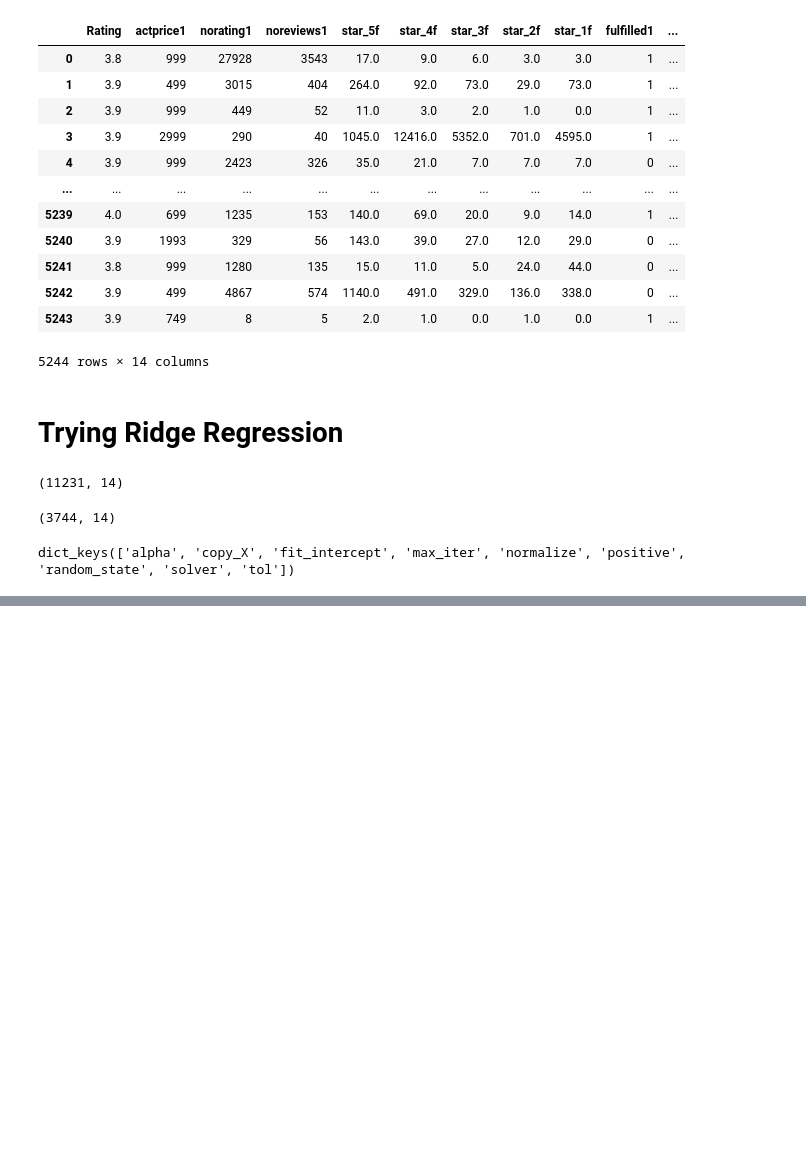
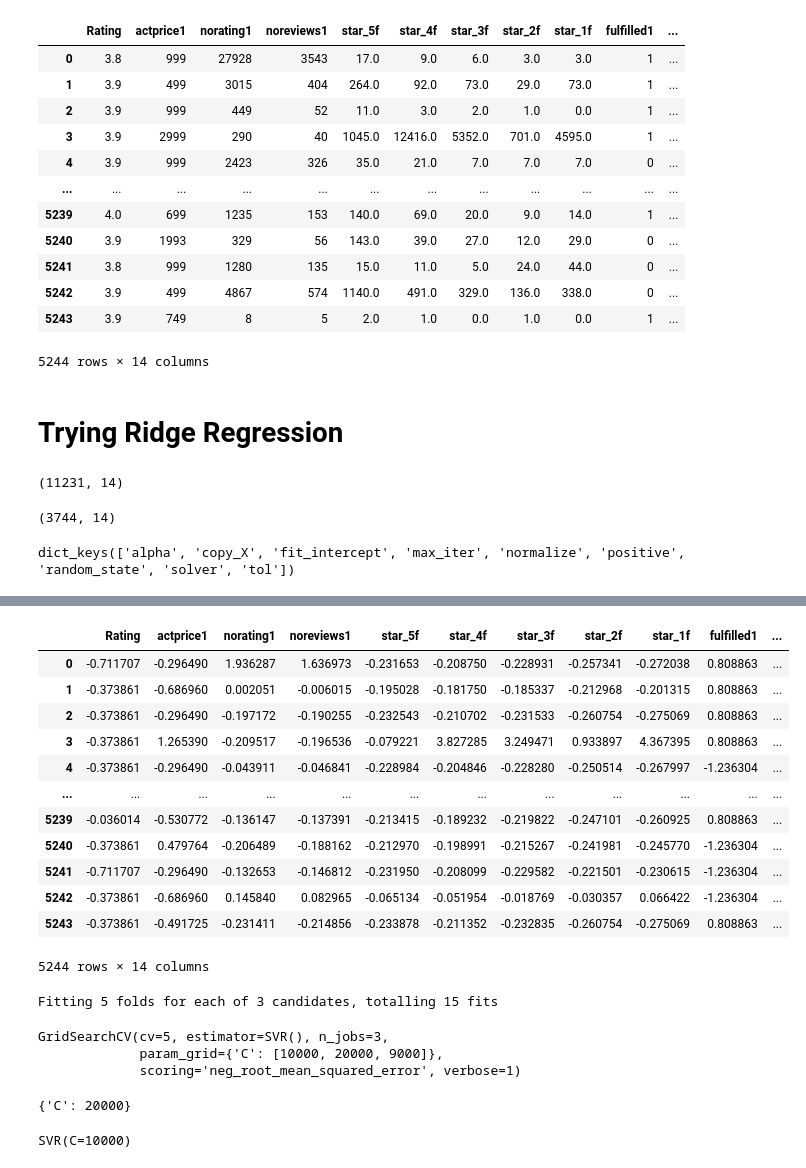
Before and after one commit to HridayAg0102/Summer-Analytics-2022, a Jupyter notebook: Final Hackathon/Final_Hackathon_notebook.ipynb, the cells around one changed output, grey strips where cells are left out. Saved outputs shown, nothing was run; the diff lists cells and outputs as text; code cells hidden in the pictures; blank space fills up the shorter version.

```diff
--- a/Final Hackathon/Final_Hackathon_notebook.ipynb
+++ b/Final Hackathon/Final_Hackathon_notebook.ipynb
@@ -649,0 +656,17 @@ submission.to_csv('submission.csv', index = False)
+# %%
+df_test = pd.DataFrame(scale.fit_transform(df_test), columns = df_test.columns.to_list())
+df_test
+# %% [output]
+|  | Rating | actprice1 | norating1 | noreviews1 | star_5f | star_4f | star_3f | star_2f | star_1f | fulfilled1 | ... |
+| 0 | -0.711707 | -0.296490 | 1.936287 | 1.636973 | -0.231653 | -0.208750 | -0.228931 | -0.257341 | -0.272038 | 0.808863 | ... |
+| 1 | -0.373861 | -0.686960 | 0.002051 | -0.006015 | -0.195028 | -0.181750 | -0.185337 | -0.212968 | -0.201315 | 0.808863 | ... |
+| 2 | -0.373861 | -0.296490 | -0.197172 | -0.190255 | -0.232543 | -0.210702 | -0.231533 | -0.260754 | -0.275069 | 0.808863 | ... |
+| 3 | -0.373861 | 1.265390 | -0.209517 | -0.196536 | -0.079221 | 3.827285 | 3.249471 | 0.933897 | 4.367395 | 0.808863 | ... |
+| 4 | -0.373861 | -0.296490 | -0.043911 | -0.046841 | -0.228984 | -0.204846 | -0.228280 | -0.250514 | -0.267997 | -1.236304 | ... |
+| ... | ... | ... | ... | ... | ... | ... | ... | ... | ... | ... | ... |
+| 5239 | -0.036014 | -0.530772 | -0.136147 | -0.137391 | -0.213415 | -0.189232 | -0.219822 | -0.247101 | -0.260925 | 0.808863 | ... |
+| 5240 | -0.373861 | 0.479764 | -0.206489 | -0.188162 | -0.212970 | -0.198991 | -0.215267 | -0.241981 | -0.245770 | -1.236304 | ... |
+| 5241 | -0.711707 | -0.296490 | -0.132653 | -0.146812 | -0.231950 | -0.208099 | -0.229582 | -0.221501 | -0.230615 | -1.236304 | ... |
+| 5242 | -0.373861 | -0.686960 | 0.145840 | 0.082965 | -0.065134 | -0.051954 | -0.018769 | -0.030357 | 0.066422 | -1.236304 | ... |
+| 5243 | -0.373861 | -0.491725 | -0.231411 | -0.214856 | -0.233878 | -0.211352 | -0.232835 | -0.260754 | -0.275069 | 0.808863 | ... |
+5244 rows × 14 columns
@@ -649,0 +680,24 @@ submission.to_csv('submission.csv', index = False)
+# %%
+gs_svm = GridSearchCV(estimator = svm,
+                 param_grid = params_svr,
+                 cv = 5,
+                 scoring = 'neg_root_mean_squared_error',
+                 verbose = 1,
+                 n_jobs = 3)
+
+gs_svm.fit(X,y)
+# %% [output]
+Fitting 5 folds for each of 3 candidates, totalling 15 fits
+GridSearchCV(cv=5, estimator=SVR(), n_jobs=3,
+             param_grid={'C': [10000, 20000, 9000]},
+             scoring='neg_root_mean_squared_error', verbose=1)
+# %%
+gs_svm.best_params_
+# %% [output]
+{'C': 20000}
+# %%
+svm = SVR(C=10000)
+
+svm.fit(X,y)
+# %% [output]
+SVR(C=10000)
```
Also changed, not shown: parts of 16 cells of this notebook, 49 other files.
